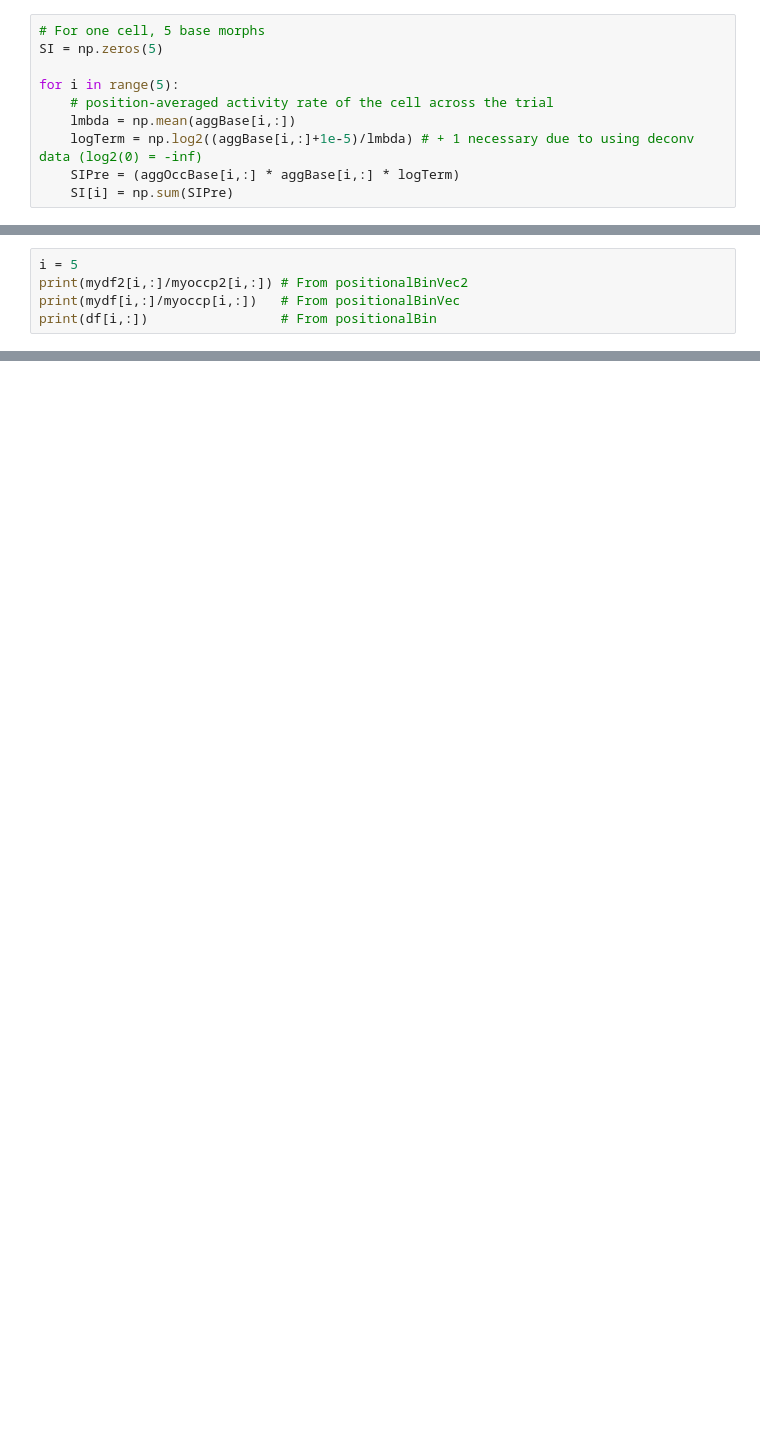
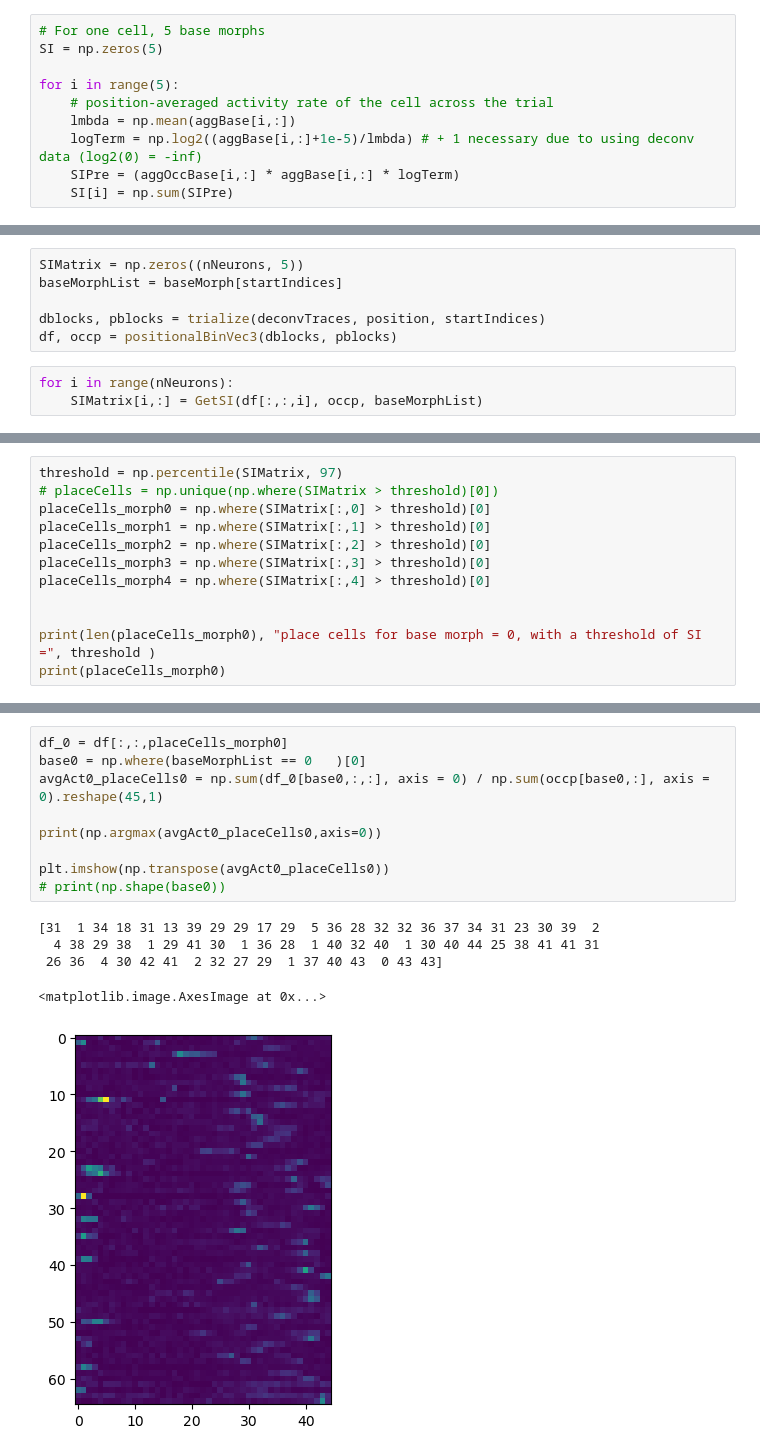
Before and after one commit to tarek-soubra/place-cell-project, a Jupyter notebook: explorev2.ipynb, the cells around one changed output, grey strips where cells are left out. Saved outputs shown, nothing was run; the diff lists cells and outputs as text; blank space fills up the shorter version.

```diff
--- a/explorev2.ipynb
+++ b/explorev2.ipynb
@@ -304,5 +346,0 @@ mydf2, myoccp2 = positionalBinVec2(dbs, pbs)
-# %%
-i = 5
-print(mydf2[i,:]/myoccp2[i,:]) # From positionalBinVec2
-print(mydf[i,:]/myoccp[i,:])   # From positionalBinVec
-print(df[i,:])                 # From positionalBin
@@ -348,0 +486,9 @@ IndexError: shape mismatch: indexing arrays could not be broadcast together with
+# %%
+SIMatrix = np.zeros((nNeurons, 5))
+baseMorphList = baseMorph[startIndices]
+
+dblocks, pblocks = trialize(deconvTraces, position, startIndices)
+df, occp = positionalBinVec3(dblocks, pblocks)
+# %%
+for i in range(nNeurons):
+    SIMatrix[i,:] = GetSI(df[:,:,i], occp, baseMorphList)
@@ -348,0 +497,12 @@ IndexError: shape mismatch: indexing arrays could not be broadcast together with
+# %%
+threshold = np.percentile(SIMatrix, 97)
+# placeCells = np.unique(np.where(SIMatrix > threshold)[0])
+placeCells_morph0 = np.where(SIMatrix[:,0] > threshold)[0]
+placeCells_morph1 = np.where(SIMatrix[:,1] > threshold)[0]
+placeCells_morph2 = np.where(SIMatrix[:,2] > threshold)[0]
+placeCells_morph3 = np.where(SIMatrix[:,3] > threshold)[0]
+placeCells_morph4 = np.where(SIMatrix[:,4] > threshold)[0]
+
+
+print(len(placeCells_morph0), "place cells for base morph = 0, with a threshold of SI =", threshold )
+print(placeCells_morph0)
@@ -348,0 +541,15 @@ IndexError: shape mismatch: indexing arrays could not be broadcast together with
+# %%
+df_0 = df[:,:,placeCells_morph0]
+base0 = np.where(baseMorphList == 0   )[0]
+avgAct0_placeCells0 = np.sum(df_0[base0,:,:], axis = 0) / np.sum(occp[base0,:], axis = 0).reshape(45,1)
+
+print(np.argmax(avgAct0_placeCells0,axis=0))
+
+plt.imshow(np.transpose(avgAct0_placeCells0))
+# print(np.shape(base0))
+# %% [output]
+[31  1 34 18 31 13 39 29 29 17 29  5 36 28 32 32 36 37 34 31 23 30 39  2
+  4 38 29 38  1 29 41 30  1 36 28  1 40 32 40  1 30 40 44 25 38 41 41 31
+ 26 36  4 30 42 41  2 32 27 29  1 37 40 43  0 43 43]
+<matplotlib.image.AxesImage at 0x...>
+[figure, added]
```
Also changed, not shown: parts of 60 cells of this notebook.
